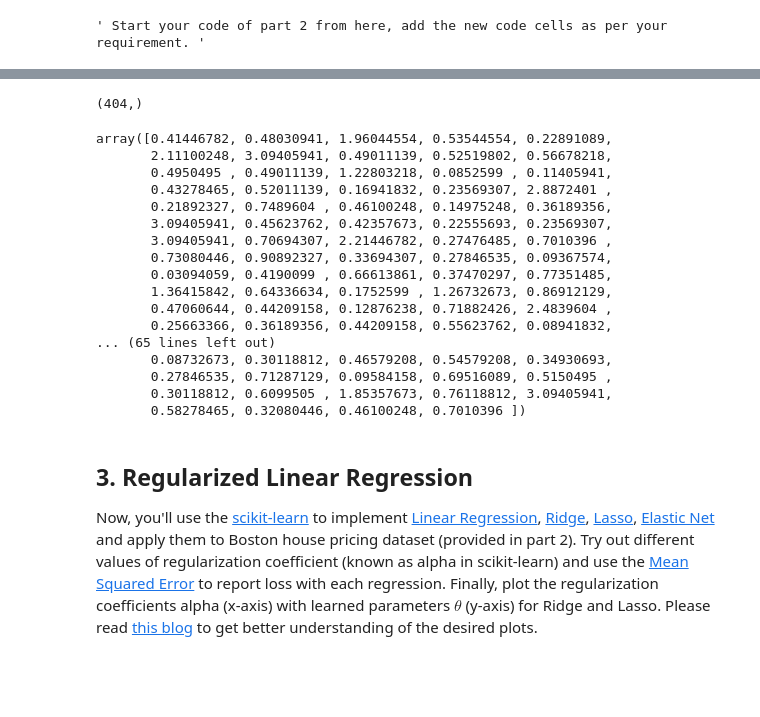
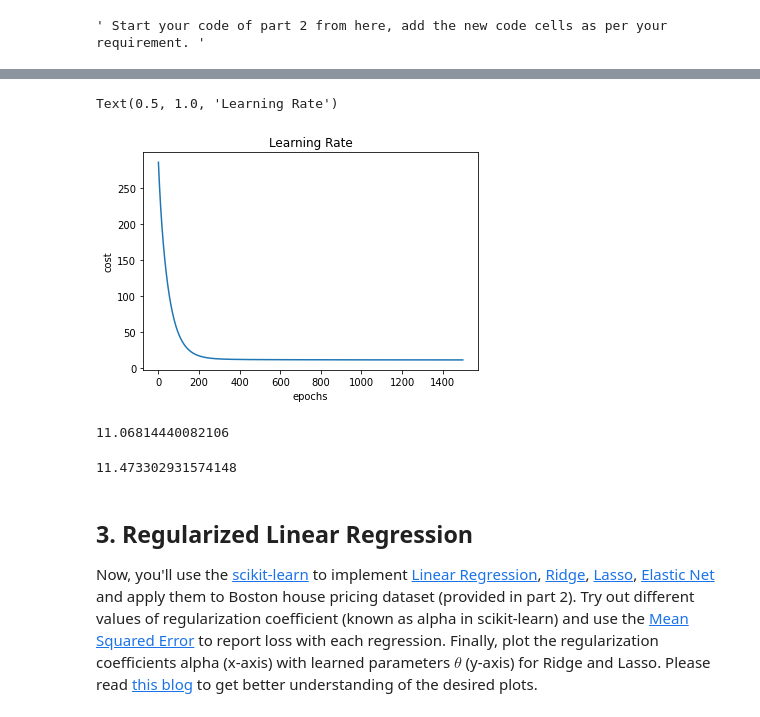
Before and after one commit to MuhammadMahad/Linear-Regression-and-Regularization-Implementation, a Jupyter notebook: 21100066.ipynb, the cells around one changed output, grey strips where cells are left out. Cells and saved outputs as stored; diff of their text form; code cells hidden in the pictures; blank space fills up the shorter version.

```diff
--- a/21100066.ipynb
+++ b/21100066.ipynb
@@ -430,41 +476,13 @@ array([[ 2.8040301 , -0.50784934,  0.96960877, ...,  0.90513041,
 # %%
 #hypothesis
-# def predict(x, thetaj):
-#     h_x = np.array()
-
-
-#     return h_x
-
-train_X = train_X.T
-thetaj = np.zeros(13).T
-
-h_x = np.matmul(thetaj, train_X)
-
-display(h_x.shape)
+def predict(x, thetaj):
+    h_x = np.matmul(thetaj, x)
+    return h_x
-# %% [output]
-(404,)
 # %%
 #cost function
-m = train_Y.size  # number of training examples
-# J = 1/2*
-sum = ( h_x - train_Y ) ** 2
+def computeCost(h_x, Y):
+    m = Y.size
+    sum = ( h_x - Y ) ** 2
+    J = (1/(2*m)) * sum
 
-J = (1/(2*m)) * sum
+    return J
-# %% [output]
-array([0.41446782, 0.48030941, 1.96044554, 0.53544554, 0.22891089,
-       2.11100248, 3.09405941, 0.49011139, 0.52519802, 0.56678218,
-       0.4950495 , 0.49011139, 1.22803218, 0.0852599 , 0.11405941,
-       0.43278465, 0.52011139, 0.16941832, 0.23569307, 2.8872401 ,
-       0.21892327, 0.7489604 , 0.46100248, 0.14975248, 0.36189356,
-       3.09405941, 0.45623762, 0.42357673, 0.22555693, 0.23569307,
-       3.09405941, 0.70694307, 2.21446782, 0.27476485, 0.7010396 ,
-       0.73080446, 0.90892327, 0.33694307, 0.27846535, 0.09367574,
-       0.03094059, 0.4190099 , 0.66613861, 0.37470297, 0.77351485,
-       1.36415842, 0.64336634, 0.1752599 , 1.26732673, 0.86912129,
-       0.47060644, 0.44209158, 0.12876238, 0.71882426, 2.4839604 ,
-       0.25663366, 0.36189356, 0.44209158, 0.55623762, 0.08941832,
-... (65 lines left out)
-       0.08732673, 0.30118812, 0.46579208, 0.54579208, 0.34930693,
-       0.27846535, 0.71287129, 0.09584158, 0.69516089, 0.5150495 ,
-       0.30118812, 0.6099505 , 1.85357673, 0.76118812, 3.09405941,
-       0.58278465, 0.32080446, 0.46100248, 0.7010396 ])
@@ -471,3 +519,38 @@ array([0.41446782, 0.48030941, 1.96044554, 0.53544554, 0.22891089,
+# %%
+n_epoch = 1500
+alpha = 0.01
+thetaj = np.zeros(14)
+costs = []
+h_x = predict(train_X.T,thetaj)
+
+
+thetaj = gradientDescent(train_X, train_Y, thetaj, h_x, alpha, n_epoch,costs)
+# %%
+import matplotlib.pyplot as plt
+ep = np.array(list(range(0, 1500)))
+plt.plot(ep, costs)
+plt.xlabel('epochs')
+plt.ylabel('cost')
+plt.title('Learning Rate')
+# %% [output]
+Text(0.5, 1.0, 'Learning Rate')
+[figure, added]
+# %%
+# cost (error) using learned parameters  𝜃  on train set
+h_x = predict(train_X.T,thetaj)
+trainerror = MSE(h_x,train_Y)
+
+display(trainerror)
+# %% [output]
+11.06814440082106
+# %%
+# cost (error) using learned parameters  𝜃  on test set
+h_x = predict(test_X.T,thetaj)
+testerror = MSE(h_x,test_Y)
+
+display(testerror)
+# %% [output]
+11.473302931574148
 # %% [markdown]
 ## 3. Regularized Linear Regression
 
```
Also changed, not shown: parts of 24 cells of this notebook, 6 other files.
